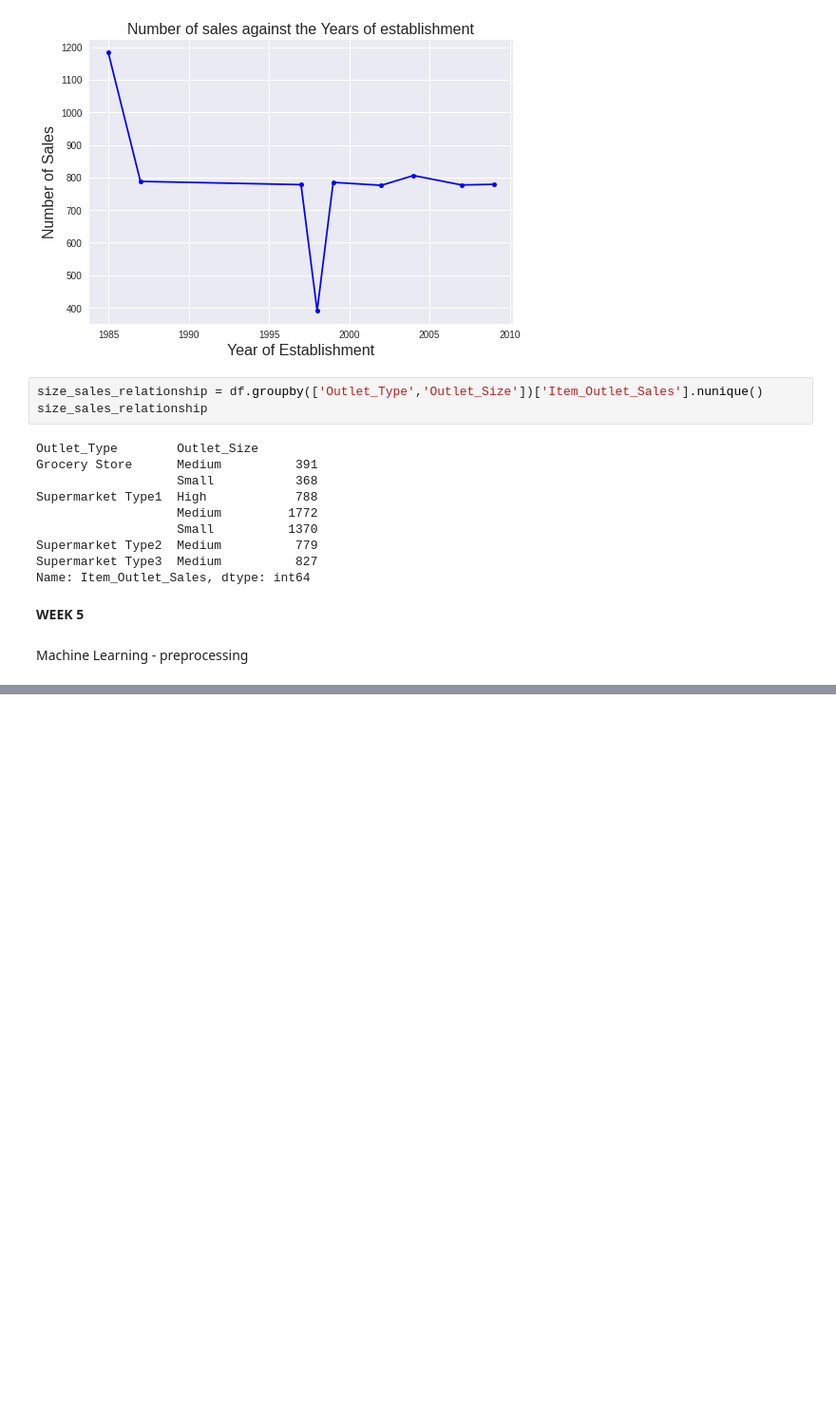
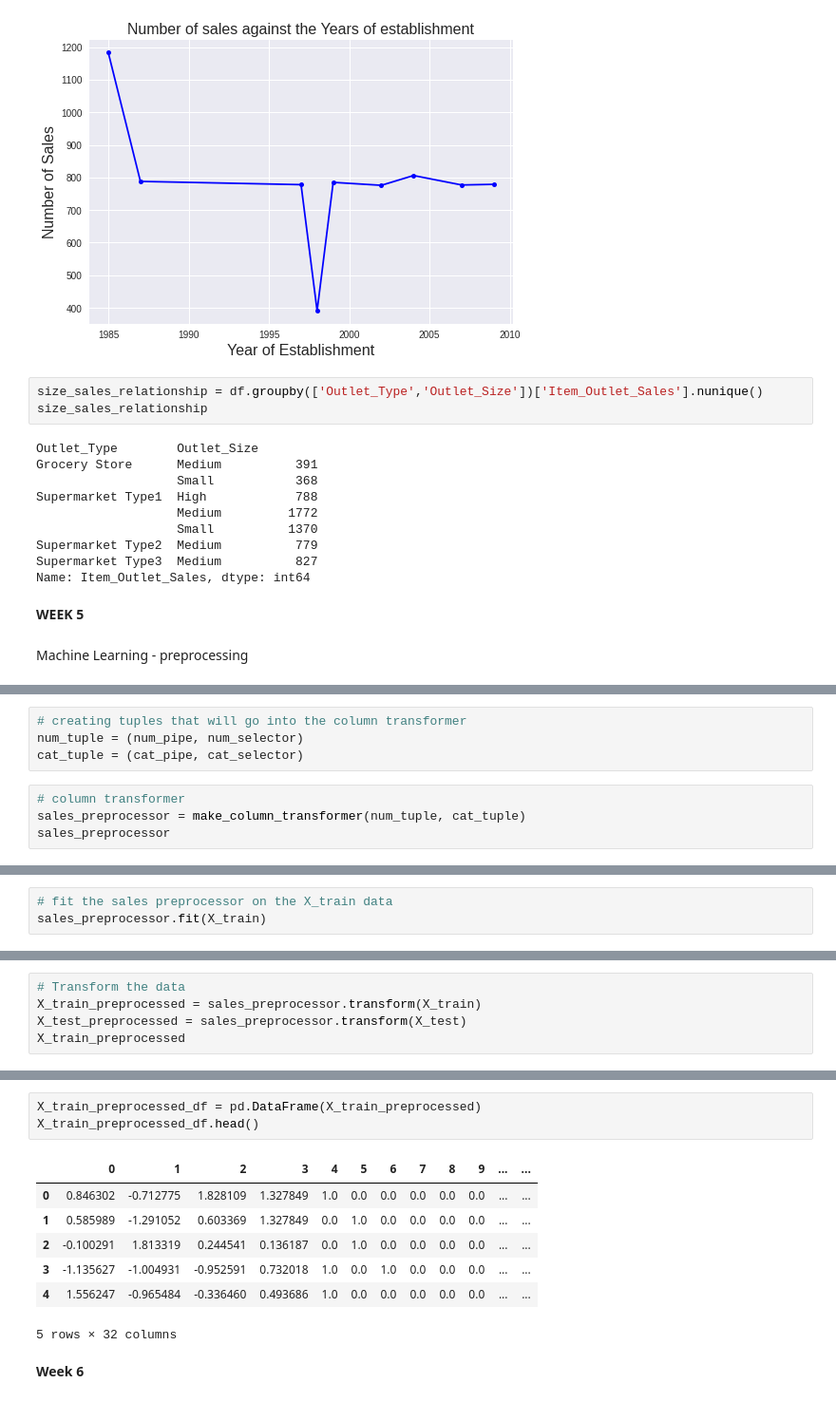
Before and after one commit to Jeremy-Alekai/food-sales-predictions., a Jupyter notebook: food_sales_predictions_.ipynb, the cells around one changed output, grey strips where cells are left out. Shown at 95% size. Cells and saved outputs as stored; diff of their text form; blank space fills up the shorter version.

```diff
--- a/food_sales_predictions_.ipynb
+++ b/food_sales_predictions_.ipynb
@@ -558,0 +596,8 @@ ColumnTransformer(transformers=[('numerical features',
+# %%
+# creating tuples that will go into the column transformer
+num_tuple = (num_pipe, num_selector)
+cat_tuple = (cat_pipe, cat_selector)
+# %%
+# column transformer
+sales_preprocessor = make_column_transformer(num_tuple, cat_tuple)
+sales_preprocessor
@@ -558,0 +618,3 @@ ColumnTransformer(transformers=[('numerical features',
+# %%
+# fit the sales preprocessor on the X_train data
+sales_preprocessor.fit(X_train)
@@ -558,0 +635,5 @@ ColumnTransformer(transformers=[('numerical features',
+# %%
+# Transform the data
+X_train_preprocessed = sales_preprocessor.transform(X_train)
+X_test_preprocessed = sales_preprocessor.transform(X_test)
+X_train_preprocessed
@@ -558,0 +672,13 @@ ColumnTransformer(transformers=[('numerical features',
+# %%
+X_train_preprocessed_df = pd.DataFrame(X_train_preprocessed)
+X_train_preprocessed_df.head()
+# %% [output]
+|  | 0 | 1 | 2 | 3 | 4 | 5 | 6 | 7 | 8 | 9 | ... | ... |
+| 0 | 0.846302 | -0.712775 | 1.828109 | 1.327849 | 1.0 | 0.0 | 0.0 | 0.0 | 0.0 | 0.0 | ... | ... |
+| 1 | 0.585989 | -1.291052 | 0.603369 | 1.327849 | 0.0 | 1.0 | 0.0 | 0.0 | 0.0 | 0.0 | ... | ... |
+| 2 | -0.100291 | 1.813319 | 0.244541 | 0.136187 | 0.0 | 1.0 | 0.0 | 0.0 | 0.0 | 0.0 | ... | ... |
+| 3 | -1.135627 | -1.004931 | -0.952591 | 0.732018 | 1.0 | 0.0 | 1.0 | 0.0 | 0.0 | 0.0 | ... | ... |
+| 4 | 1.556247 | -0.965484 | -0.336460 | 0.493686 | 1.0 | 0.0 | 0.0 | 0.0 | 0.0 | 0.0 | ... | ... |
+5 rows × 32 columns
+# %% [markdown]
+**Week 6**
```
Also changed, not shown: parts of 42 cells of this notebook.
